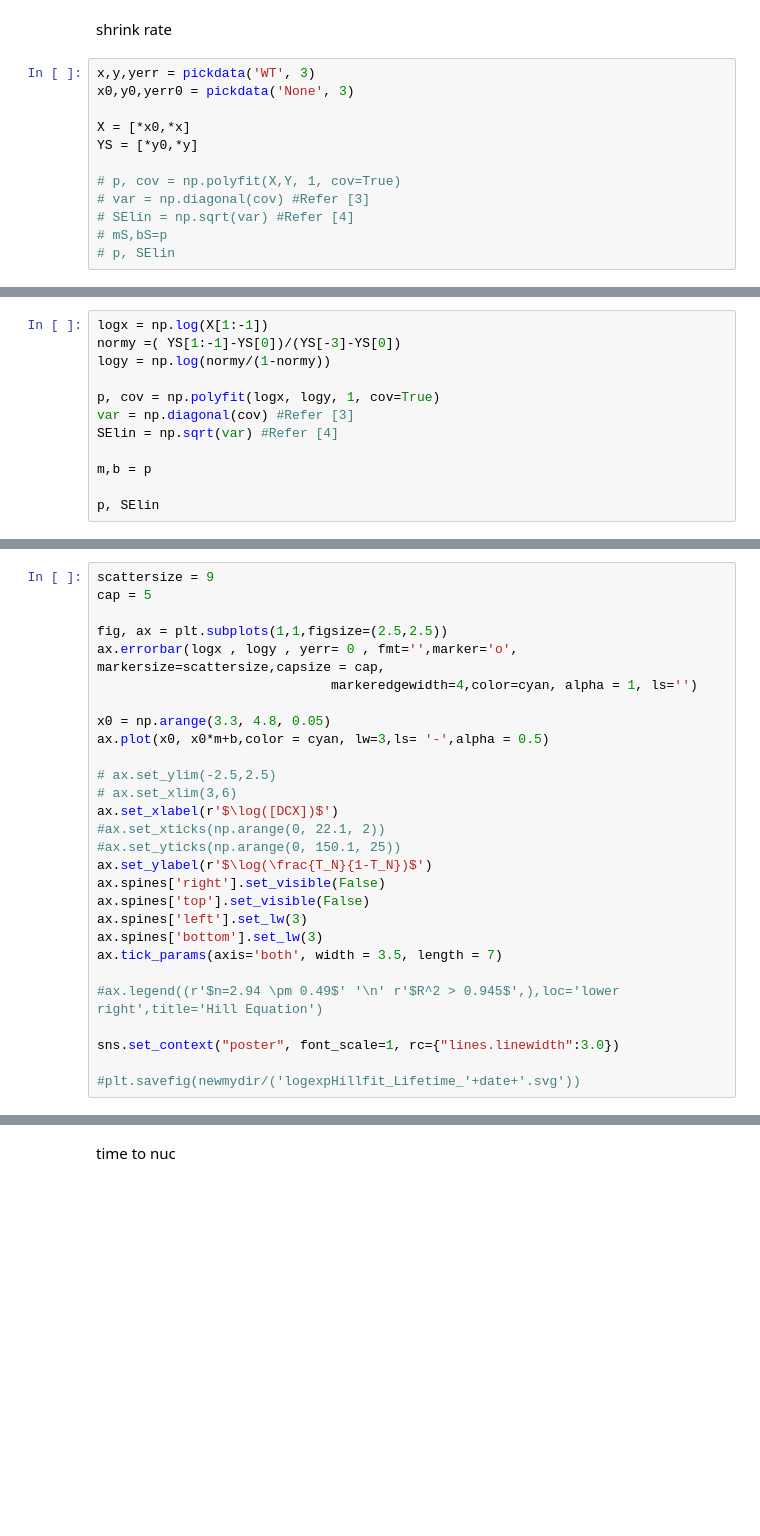
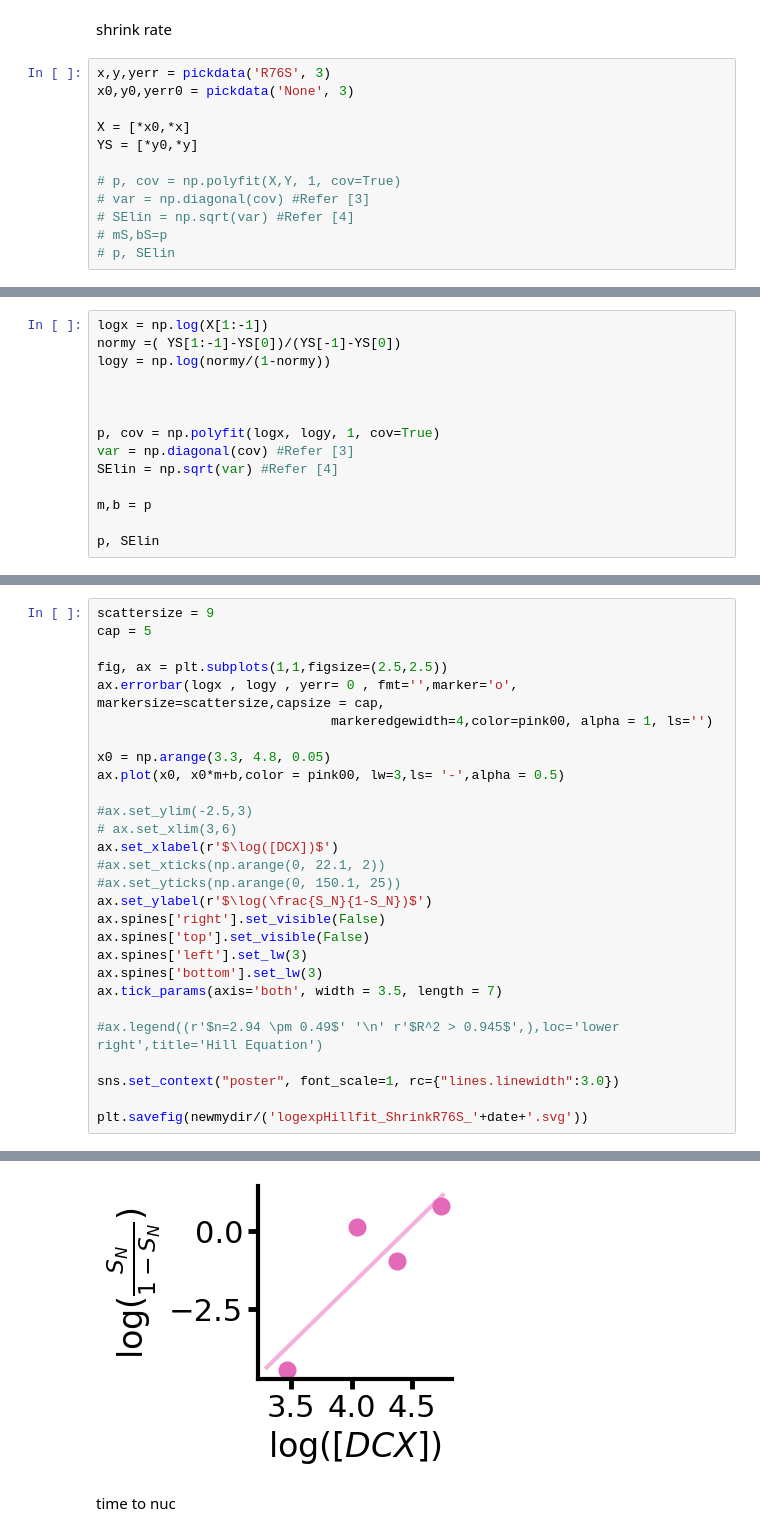
Before and after one commit to sofiacruzt/sofia-brouhardlab, a Jupyter notebook: dynamics/EJCB2023/fit_master_sheet.ipynb, the cells around one changed output, grey strips where cells are left out. Drawn from its saved outputs; the diff is of its cells as text; blank space fills up the shorter version.

```diff
--- a/dynamics/EJCB2023/fit_master_sheet.ipynb
+++ b/dynamics/EJCB2023/fit_master_sheet.ipynb
@@ -499,7 +508,7 @@ R2S(Y,np.multiply(X,mG)+bG)
 # %% [markdown]
 shrink rate
 # %%
-x,y,yerr = pickdata('WT', 3)
+x,y,yerr = pickdata('R76S', 3)
 x0,y0,yerr0 = pickdata('None', 3)
 
 X = [*x0,*x]
@@ -522,7 +531,9 @@ YS
 # %%
 logx = np.log(X[1:-1])
-normy =( YS[1:-1]-YS[0])/(YS[-3]-YS[0])
+normy =( YS[1:-1]-YS[0])/(YS[-1]-YS[0])
 logy = np.log(normy/(1-normy))
+
+
 
 p, cov = np.polyfit(logx, logy, 1, cov=True)
 var = np.diagonal(cov) #Refer [3]
@@ -547,17 +554,17 @@ cap = 5
 
 fig, ax = plt.subplots(1,1,figsize=(2.5,2.5))
 ax.errorbar(logx , logy , yerr= 0 , fmt='',marker='o', markersize=scattersize,capsize = cap,
-                              markeredgewidth=4,color=cyan, alpha = 1, ls='')
+                              markeredgewidth=4,color=pink00, alpha = 1, ls='')
 
 x0 = np.arange(3.3, 4.8, 0.05)
-ax.plot(x0, x0*m+b,color = cyan, lw=3,ls= '-',alpha = 0.5)
+ax.plot(x0, x0*m+b,color = pink00, lw=3,ls= '-',alpha = 0.5)
 
-# ax.set_ylim(-2.5,2.5)
+#ax.set_ylim(-2.5,3)
 # ax.set_xlim(3,6)
 ax.set_xlabel(r'$\log([DCX])$')
 #ax.set_xticks(np.arange(0, 22.1, 2))
 #ax.set_yticks(np.arange(0, 150.1, 25))
-ax.set_ylabel(r'$\log(\frac{T_N}{1-T_N})$')
+ax.set_ylabel(r'$\log(\frac{S_N}{1-S_N})$')
 ax.spines['right'].set_visible(False)
 ax.spines['top'].set_visible(False)
 ax.spines['left'].set_lw(3)
@@ -568,5 +575,5 @@ ax.tick_params(axis='both', width = 3.5, length = 7)
 
 sns.set_context("poster", font_scale=1, rc={"lines.linewidth":3.0})
 
-#plt.savefig(newmydir/('logexpHillfit_Lifetime_'+date+'.svg'))
+plt.savefig(newmydir/('logexpHillfit_ShrinkR76S_'+date+'.svg'))
 # %% [output]
@@ -575,3 +580,4 @@ sns.set_context("poster", font_scale=1, rc={"lines.linewidth":3.0})
+[figure, added]
 # %% [markdown]
 time to nuc
 # %%
```
Also changed, not shown: parts of 12 cells of this notebook, 1 other file.
